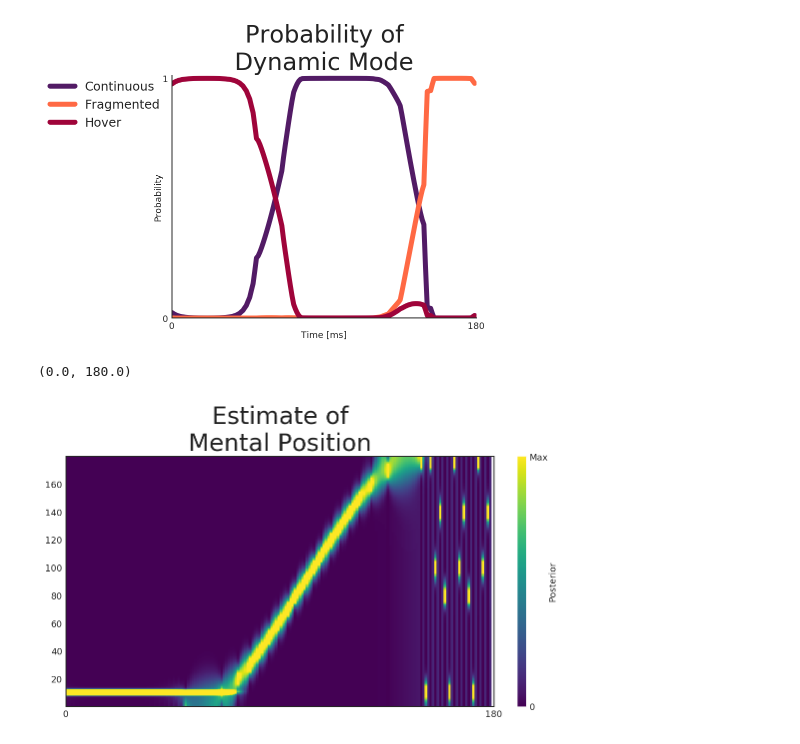
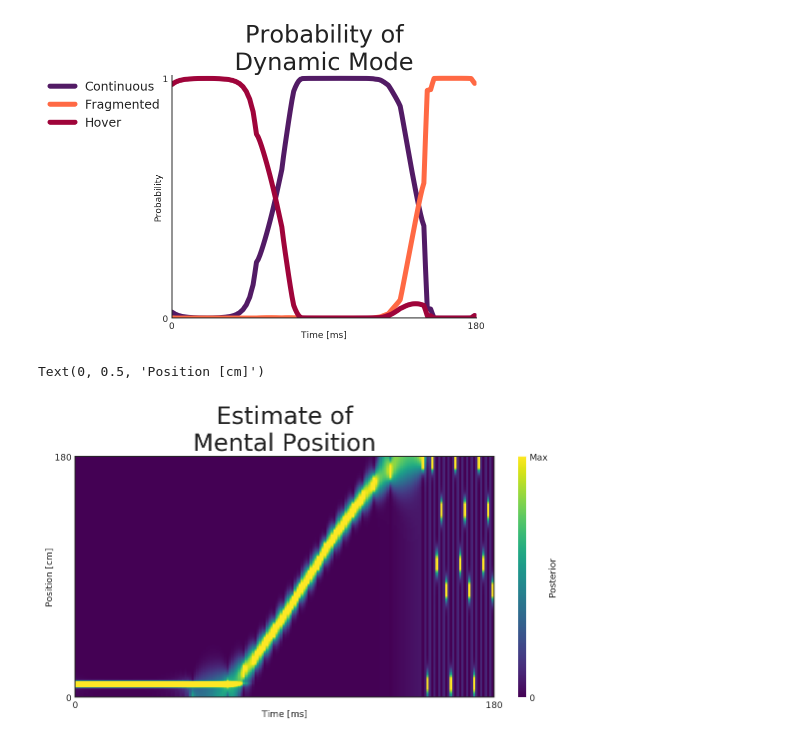
Before and after one commit to Eden-Kramer-Lab/replay_trajectory_paper, a Jupyter notebook: notebooks/Figure1.ipynb, the cells around one changed output. Cells and saved outputs as stored; diff of their text form; code cells hidden in the pictures.

```diff
--- a/notebooks/Figure1.ipynb
+++ b/notebooks/Figure1.ipynb
@@ -159,42 +185,60 @@ plt.xticks((replay_time.min(), replay_time.max() + 1))
  <a list of 2 Text xticklabel objects>)
 [figure]
 # %%
-fig, axes = plt.subplots(1, 2, gridspec_kw={'width_ratios': [1, 5]})
+fig, axes = plt.subplots(1, 2, gridspec_kw={"width_ratios": [1, 5]})
 
-probabilities = results.acausal_posterior.sum('position').values
+probabilities = results.acausal_posterior.sum("position").values
 
 for probability, state in zip(probabilities.T, results.state.values):
-    axes[1].plot(replay_time, probability, linewidth=5, label=state, color=STATE_COLORS[state])
+    axes[1].plot(
+        replay_time, probability, linewidth=5, label=state, color=STATE_COLORS[state]
+    )
 
 # ax.legend(loc='upper right', bbox_to_anchor=(1.4, 1.05))
 h, l = axes[1].get_legend_handles_labels()
-axes[0].legend(h, l, loc='upper center', borderaxespad=0.0, frameon=False)
-axes[0].axis('off')
+axes[0].legend(h, l, loc="upper center", borderaxespad=0.0, frameon=False)
+axes[0].axis("off")
 
 axes[1].set_xticks((replay_time.min(), replay_time.max() + 1))
 axes[1].set_xlim((replay_time.min(), replay_time.max() + 1))
-axes[1].set_xlabel('Time [ms]')
-axes[1].set_ylabel('Probability')
+axes[1].set_xlabel("Time [ms]")
+axes[1].set_ylabel("Probability")
 axes[1].set_yticks([0, 1])
 axes[1].set_ylim([0, 1.01])
-axes[1].set_title('Probability of\nDynamic Mode', fontsize=24)
+axes[1].set_title("Probability of\nDynamic Mode", fontsize=24)
 sns.despine()
 # %% [output]
 [figure]
 # %%
-posterior = results.acausal_posterior.sum('state').values.T
+posterior = results.acausal_posterior.sum("state").values.T
 
-x, y = np.meshgrid(results.time, classifier.place_bin_centers_)
+t, p = np.meshgrid(np.arange(replay_time.size + 1), classifier.place_bin_edges_)
 fig, ax = plt.subplots(constrained_layout=True)
 
-h = ax.pcolormesh(x, y, posterior, vmin=0.0, vmax=np.percentile(posterior, 97.5), rasterized=True, cmap='viridis')
-cbar = fig.colorbar(h, label='Posterior', aspect=50, ticks=[0, np.percentile(posterior, 97.5)])
-cbar.ax.set_yticklabels(['0', 'Max'])  # vertically oriented colorbar
+h = ax.pcolormesh(
+    t,
+    p,
+    posterior,
+    vmin=0.0,
+    vmax=np.percentile(posterior, 97.5),
+    rasterized=True,
+    cmap="viridis",
+)
+cbar = fig.colorbar(
+    h, label="Posterior", aspect=50, ticks=[0, np.percentile(posterior, 97.5)]
+)
+cbar.ax.set_yticklabels(["0", "Max"])  # vertically oriented colorbar
 cbar.outline.set_visible(False)
 
-ax.set_title('Estimate of\nMental Position', fontsize=24)
-plt.xticks((replay_time.min(), replay_time.max() + 1))
-plt.xlim((replay_time.min(), replay_time.max() + 1))
+ax.set_title("Estimate of\nMental Position", fontsize=24)
+
+ax.set_xticks((replay_time.min(), replay_time.max() + 1))
+ax.set_xlim((replay_time.min(), replay_time.max() + 1))
+ax.set_xlabel("Time [ms]")
+
+ax.set_yticks((linear_distance.min(), linear_distance.max()))
+ax.set_ylim((linear_distance.min(), linear_distance.max()))
+ax.set_ylabel("Position [cm]")
 # %% [output]
-(0.0, 180.0)
+Text(0, 0.5, 'Position [cm]')
-[figure, old version]
+[figure, new version]
```
Also changed, not shown: parts of 15 cells of this notebook, 3 other files.
